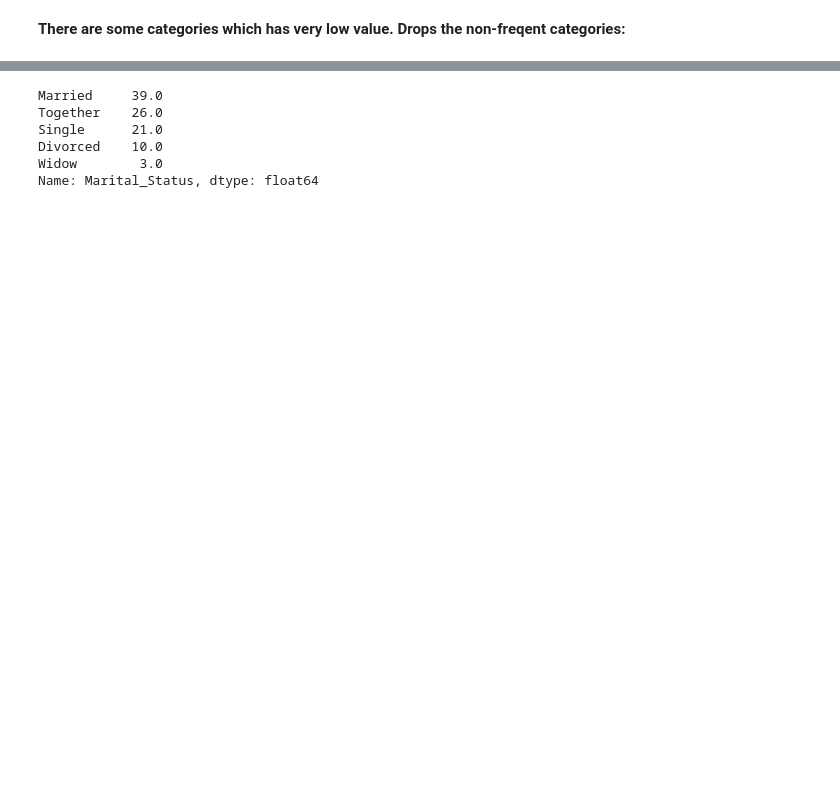
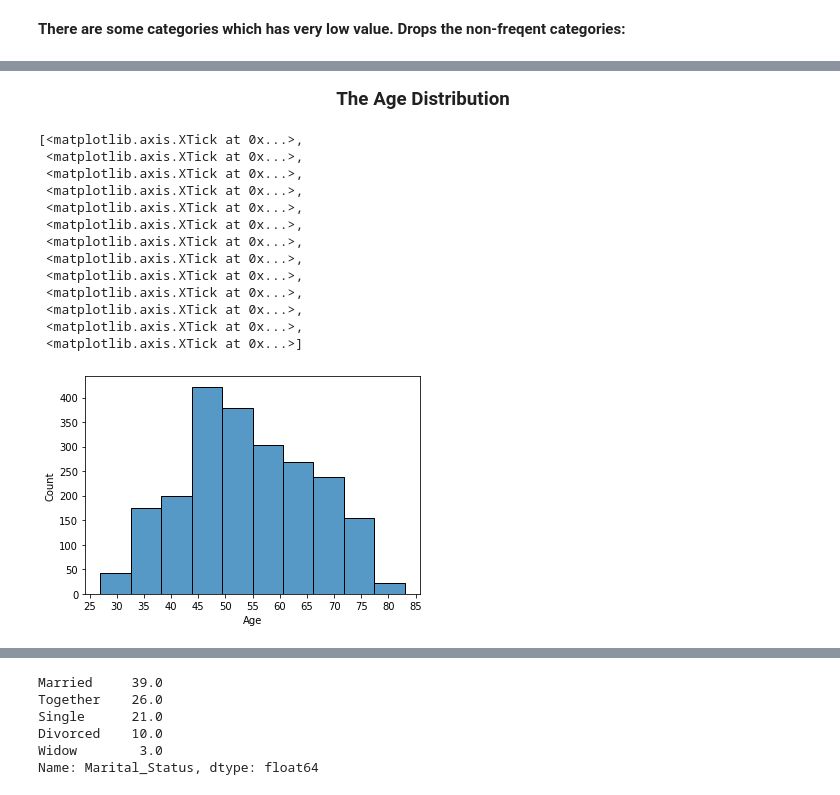
Before and after one commit to barisanik/customer-analysis, a Jupyter notebook: customer-behaviour-analysis.ipynb, the cells around one changed output, grey strips where cells are left out. Drawn from its saved outputs; the diff is of its cells as text; code cells hidden in the pictures; blank space fills up the shorter version.

```diff
--- a/customer-behaviour-analysis.ipynb
+++ b/customer-behaviour-analysis.ipynb
@@ -71,7 +75,9 @@ data.drop(index=(data[data['Income'].isna()].index), axis = 0, inplace=True)
 # %% [markdown]
 **Conversion of column type:**
 # %%
-data['Education'] = data['Education'].astype('category')
+from pandas.api.types import CategoricalDtype
+education_ordered= CategoricalDtype(categories=['Basic','2n Cycle','Graduation', 'Master', 'PhD'], ordered=True)
+data['Education'] = data['Education'].astype(education_ordered)
 data['Dt_Customer'] = pd.to_datetime(data['Dt_Customer'])
 # %% [markdown]
 **Calculating the year and day difference with Dt_Customer column.**
@@ -230,0 +211,20 @@ marital_status_countplot
+# %% [markdown]
+<p style="text-align:center; font-size:125%;"><b>The Age Distribution</b></p>
+# %%
+histogram_plot = sns.histplot(data['Age'],bins=10)
+histogram_plot.set_xticks(ticks)
+# %% [output]
+[<matplotlib.axis.XTick at 0x...>,
+ <matplotlib.axis.XTick at 0x...>,
+ <matplotlib.axis.XTick at 0x...>,
+ <matplotlib.axis.XTick at 0x...>,
+ <matplotlib.axis.XTick at 0x...>,
+ <matplotlib.axis.XTick at 0x...>,
+ <matplotlib.axis.XTick at 0x...>,
+ <matplotlib.axis.XTick at 0x...>,
+ <matplotlib.axis.XTick at 0x...>,
+ <matplotlib.axis.XTick at 0x...>,
+ <matplotlib.axis.XTick at 0x...>,
+ <matplotlib.axis.XTick at 0x...>,
+ <matplotlib.axis.XTick at 0x...>]
+[figure, added]
```
Also changed, not shown: parts of 26 cells of this notebook.
